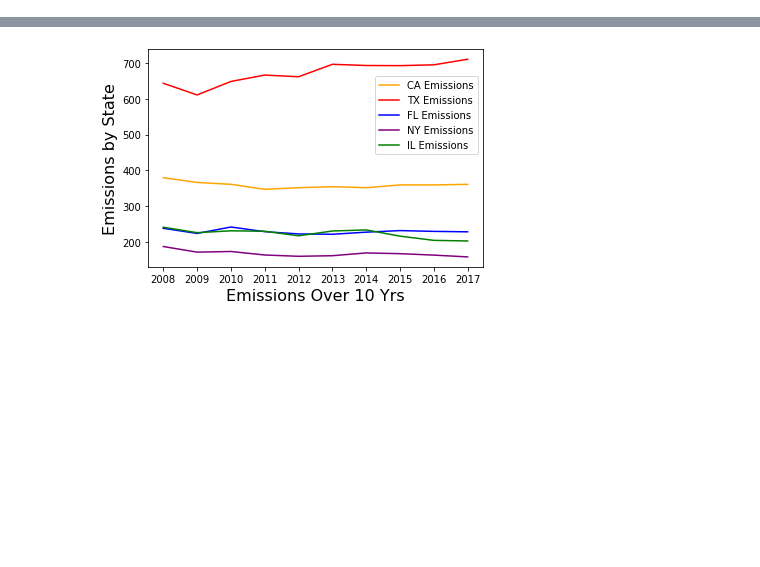
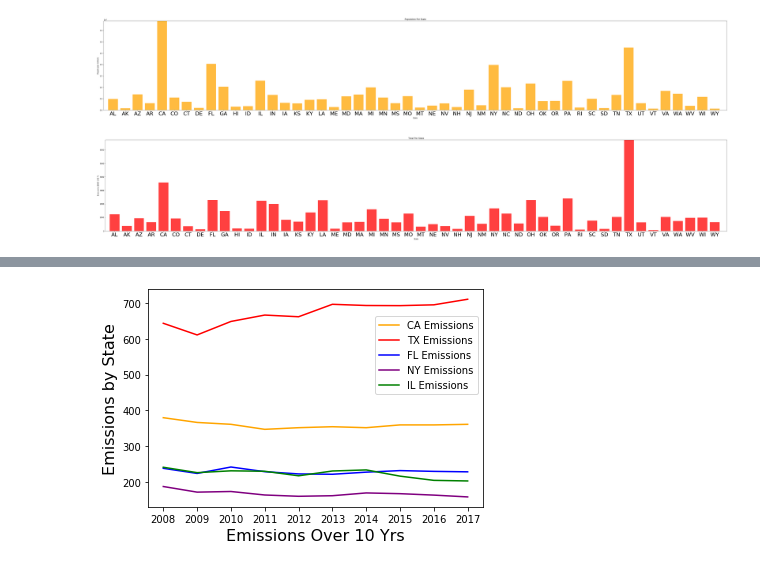
Before and after one commit to Asia-Hewett/solar_v_emissions_project, a Jupyter notebook: statepop_vs_airqual.ipynb, the cells around one changed output, grey strips where cells are left out. Drawn from its saved outputs; the diff is of its cells as text; code cells hidden in the pictures; blank space fills up the shorter version.

```diff
--- a/statepop_vs_airqual.ipynb
+++ b/statepop_vs_airqual.ipynb
@@ -70,47 +70,49 @@ final_st_df
 | PA | 267.457907 | 242.407980 | 254.419583 | 247.126263 | 236.353959 | 246.092075 | 245.894238 | 229.691958 | 216.636771 | 216.650887 |
 | TX | 643.698700 | 611.110086 | 648.818958 | 666.708188 | 662.002423 | 696.845756 | 693.485215 | 693.100945 | 695.363753 | 710.994283 |
 # %%
-# x_axis = np.arange(len(clean_df))
-# tick_locations = [value for value in x_axis]
-# plt.figure(figsize=(50,8))
-# plt.bar(x_axis, clean_df["population"], color='orange', alpha=0.75, align="center")
-# plt.xticks(tick_locations, clean_df["abbrev"], fontsize='30')
-# plt.xlim(-0.75, len(x_axis))
-# plt.ylim(0, max(clean_df["population"]))
-# plt.tight_layout()
-# plt.title("Population Per State")
-# plt.xlabel("State")
-# plt.ylabel("People (per million)")
-# matplotlib.rcParams.update({'font.size': 40})
-# plt.show()
+x_axis = np.arange(len(clean_df))
+tick_locations = [value for value in x_axis]
+plt.figure(figsize=(50,8))
+plt.bar(x_axis, clean_df["population"], color='orange', alpha=0.75, align="center")
+plt.xticks(tick_locations, clean_df["abbrev"], fontsize='30')
+plt.xlim(-0.75, len(x_axis))
+plt.ylim(0, max(clean_df["population"]))
+plt.tight_layout()
+plt.title("Population Per State")
+plt.xlabel("State")
+plt.ylabel("People (per million)")
+plt.show()
 
 # California has a population of 39144818
+# %% [output]
+[figure, added]
 # %%
 # # I'm curious to see the averages for the emissions data over each year
 # # I would also like to plot it by state...
 
-# emissions['total'] = emissions.sum(axis=1)
-# ttl_emissions = emissions.drop(emissions.index[7])
-# ttl_emissions
+emissions['total'] = emissions.sum(axis=1)
+ttl_emissions = emissions.drop(emissions.index[7])
+ttl_emissions
 
 # # For some reason DC was giving me errors so I dropped it from both datasets
 
-# x_axis = np.arange(len(ttl_emissions))
-# tick_locations = [value for value in x_axis]
-# plt.figure(figsize=(50,8))
-# plt.bar(x_axis, ttl_emissions["total"], color='red', alpha=0.75, align="center")
-# plt.xticks(tick_locations, ttl_emissions["abbrev"], fontsize='30')
-# plt.xlim(-0.75, len(x_axis))
-# plt.ylim(0, max(ttl_emissions["total"]))
-# plt.tight_layout()
-# plt.title("Total Per State")
-# plt.xlabel("State")
-# plt.ylabel("Emissions (2007-2017)")
-# matplotlib.rcParams.update({'font.size': 40})
-# plt.show()
+x_axis = np.arange(len(ttl_emissions))
+tick_locations = [value for value in x_axis]
+plt.figure(figsize=(50,8))
+plt.bar(x_axis, ttl_emissions["total"], color='red', alpha=0.75, align="center")
+plt.xticks(tick_locations, ttl_emissions["abbrev"], fontsize='30')
+plt.xlim(-0.75, len(x_axis))
+plt.ylim(0, max(ttl_emissions["total"]))
+plt.tight_layout()
+plt.title("Total Per State")
+plt.xlabel("State")
+plt.ylabel("Emissions (2007-2017)")
+plt.show()
 
 # So there are quite a few states that threw me for a loop
 # I expected California to be the highest poluter since it has the highest population, but Texas is...
 # States like Louisiana, Indiana, and West Virginia saw higher emissions rates despite their small populations
+# %% [output]
+[figure, added]
 # %%
 # I had to make another column to match the data limits for this bar plot
```
Also changed, not shown: parts of 6 cells of this notebook, 3 other files.
